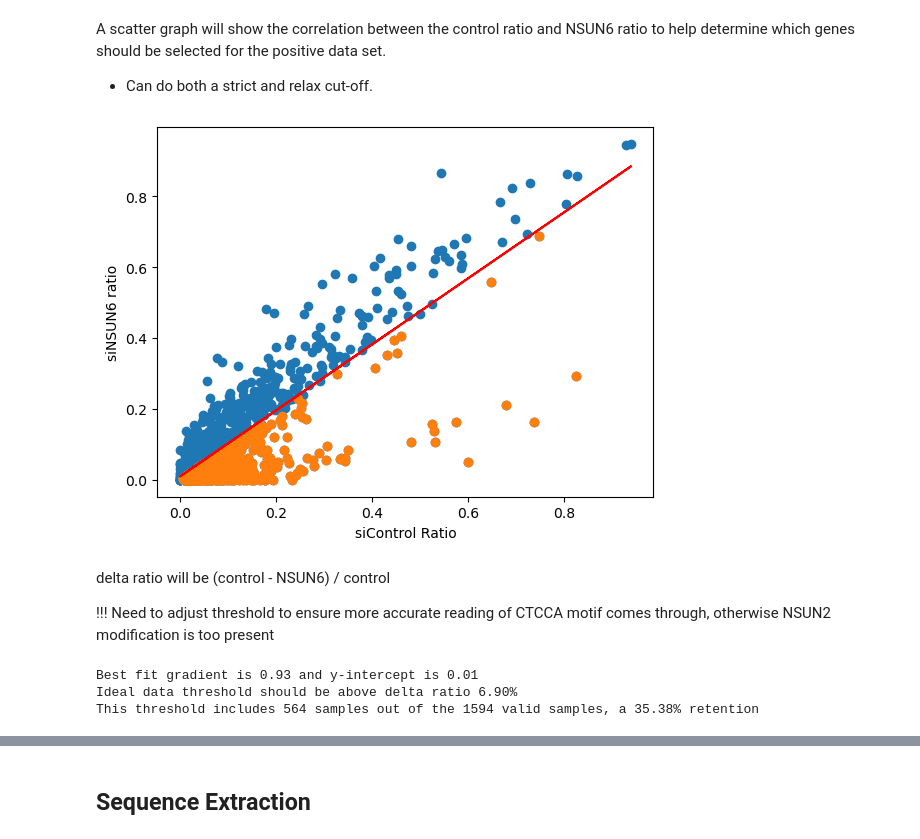
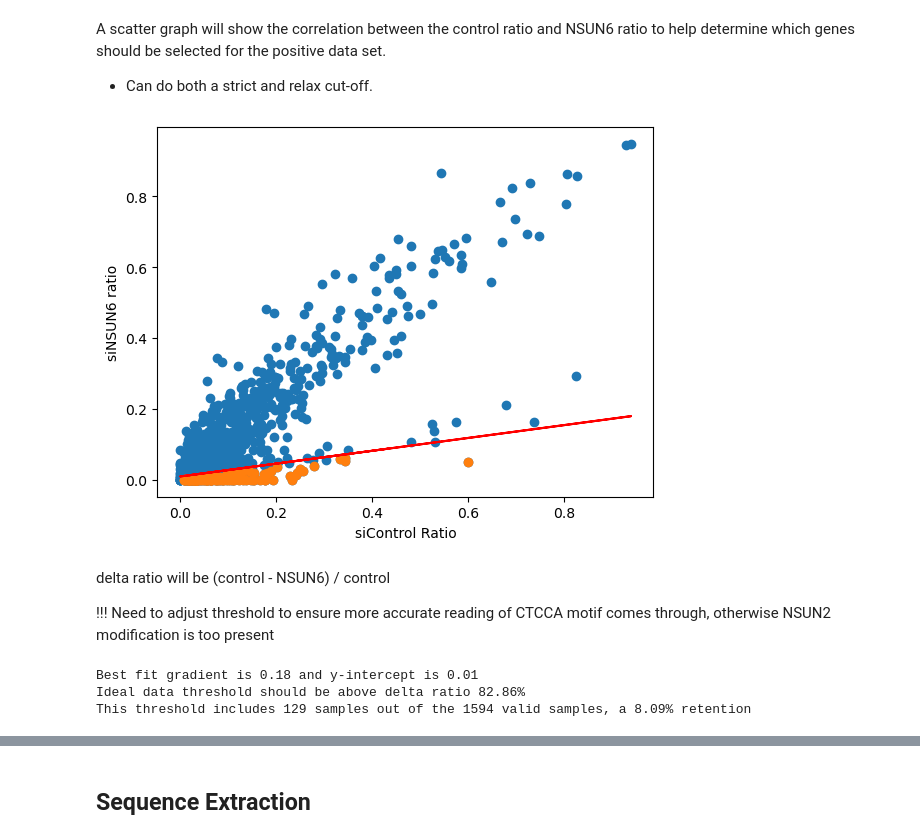
Before and after one commit to EvenJoels/MLRNAProject, a Jupyter notebook: UBS-SeqDemoTask/sequence_extraction.ipynb, the cells around one changed output, grey strips where cells are left out. Drawn from its saved outputs; the diff is of its cells as text; code cells hidden in the pictures.

Commit message:
now explores the remaining data not modified by nsun6

```diff
--- a/UBS-SeqDemoTask/sequence_extraction.ipynb
+++ b/UBS-SeqDemoTask/sequence_extraction.ipynb
@@ -6,3 +4,6 @@ sample_count_threshold = 50;
+# %%
+sample_count_threshold = 50;
+NSUN6_NSUN2_cutoff_factor = 0.75; #arbitrary at the moment, between 0 and 1
 # %% [markdown]
 
 ## Imports & Path Set-up
@@ -81,39 +82,49 @@ A scatter graph will show the correlation between the control ratio and NSUN6 ra
 # %%
 plt.scatter(ubsseq_data_significant['ratio_siControl'], ubsseq_data_significant['ratio_siNSUN6'], label='Data Points')
 plt.xlabel('siControl Ratio')
 plt.ylabel('siNSUN6 ratio')
 
 a, b = np.polyfit(ubsseq_data_significant['ratio_siControl'], ubsseq_data_significant['ratio_siNSUN6'], 1)
+
+# Not sure how to adjust, come back to this later
+a = a - NSUN6_NSUN2_cutoff_factor
+
 plt.plot(ubsseq_data_significant['ratio_siControl'], a * np.array(ubsseq_data_significant['ratio_siControl']) + b, color='red', label='Line of Best Fit')
 
 # Joel's Test for Understanding
 #gene_search = ubsseq_data_significant[ubsseq_data_significant['gene_name'] == "ENSG00000083444(PLOD1)"]
 gene_search = ubsseq_data_significant[ubsseq_data_significant['delta_ratio'] > (1-a)]
 plt.scatter(gene_search['ratio_siControl'], gene_search['ratio_siNSUN6'], label='Gene Search')
 
 plt.show()
 # %% [output]
-[figure, old version]
+[figure, new version]
 # %% [markdown]
 delta ratio will be (control - NSUN6) / control
 
 !!! Need to adjust threshold to ensure more accurate reading of CTCCA motif comes through, otherwise NSUN2 modification is too present
 # %%
 print(f"Best fit gradient is {a:.2f} and y-intercept is {b:.2f}")
-ideal_delta_threshold = 1 - a
+ideal_delta_threshold = 1 - a + b
 print(f"Ideal data threshold should be above delta ratio {(ideal_delta_threshold) * 100:.2f}%")
-ubsseq_data_NSUN6 = ubsseq_data_significant[ubsseq_data_significant['delta_ratio'] > ideal_delta_threshold]
+ubsseq_data_NSUN6 = ubsseq_data_significant[ubsseq_data_significant['delta_ratio'] >= ideal_delta_threshold]
 ubsseq_data_NSUN6_shape = ubsseq_data_NSUN6.shape
 print(f"This threshold includes {ubsseq_data_NSUN6_shape[0]} samples out of the {ubsseq_data_significant_shape[0]} valid samples, a {ubsseq_data_NSUN6_shape[0]/ubsseq_data_significant_shape[0]*100:.2f}% retention")
+
+#We might want to also explore data we assume not be modified by NSUN6, likely NSUN2
+ubsseq_data_NSUN2 = ubsseq_data_significant[ubsseq_data_significant['delta_ratio'] < ideal_delta_threshold]
 
 ### Data clean
 ubsseq_data_NSUN6=ubsseq_data_NSUN6.drop([
     'gene_type','gene_pos','unconverted','converted','ratio_siControl','ratio_siNSUN6','delta_ratio'
     ], axis=1)
+ubsseq_data_NSUN2=ubsseq_data_NSUN2.drop([
+    'gene_type','gene_pos','unconverted','converted','ratio_siControl','ratio_siNSUN6','delta_ratio'
+    ], axis=1)
 # %% [output]
-Best fit gradient is 0.93 and y-intercept is 0.01
-Ideal data threshold should be above delta ratio 6.90%
-This threshold includes 564 samples out of the 1594 valid samples, a 35.38% retention
+Best fit gradient is 0.18 and y-intercept is 0.01
+Ideal data threshold should be above delta ratio 82.86%
+This threshold includes 129 samples out of the 1594 valid samples, a 8.09% retention
 # %%
 ### distribution of data by delta ratio
 distribution_data = ubsseq_data_significant['delta_ratio']
```
Also changed, not shown: parts of 6 cells of this notebook.
